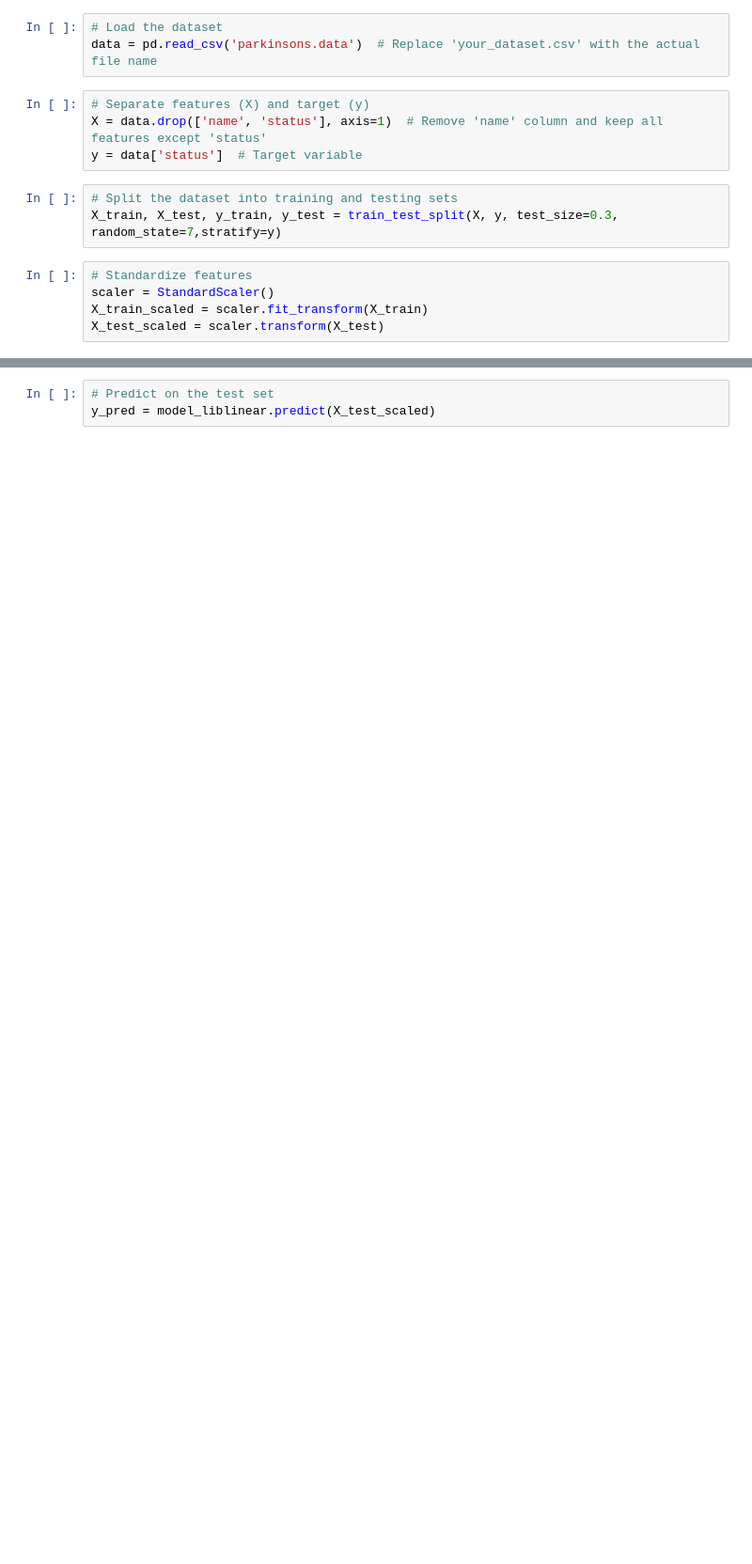
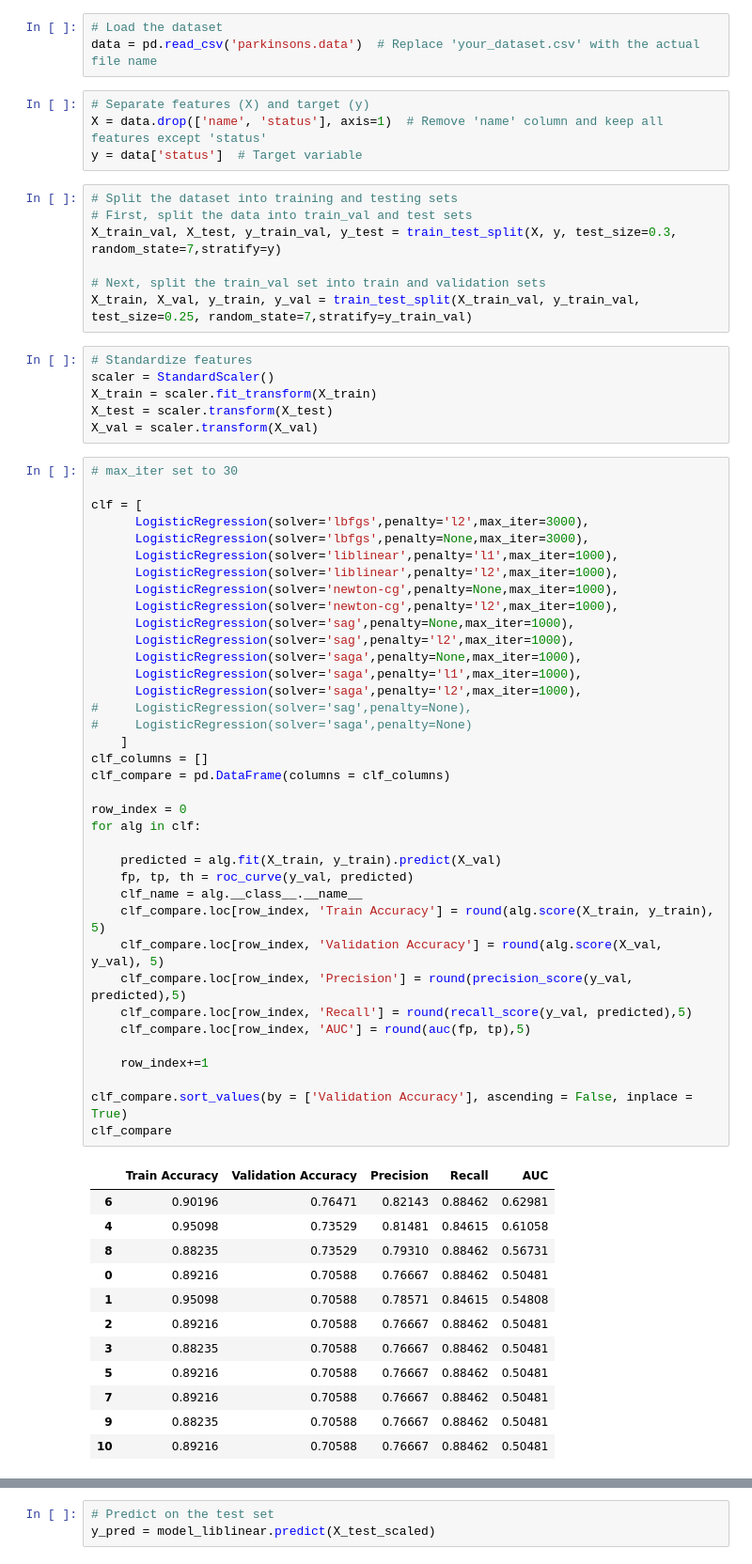
Before and after one commit to nikolamicic/Machine-Learning-Project-Parkinson-Desease-Prediction, a Jupyter notebook: jupyter-notebooks/03_logistic_regression.ipynb, the cells around one changed output, grey strips where cells are left out. Shown at 94% size. Saved outputs shown, nothing was run; the diff lists cells and outputs as text; blank space fills up the shorter version.

Commit message:
Added hyperparameter tuning in 03_logistic_regression script.

```diff
--- a/jupyter-notebooks/03_logistic_regression.ipynb
+++ b/jupyter-notebooks/03_logistic_regression.ipynb
@@ -18,10 +18,65 @@ X = data.drop(['name', 'status'], axis=1)  # Remove 'name' column and keep all f
 y = data['status']  # Target variable
 # %%
 # Split the dataset into training and testing sets
-X_train, X_test, y_train, y_test = train_test_split(X, y, test_size=0.3, random_state=7,stratify=y)
+# First, split the data into train_val and test sets
+X_train_val, X_test, y_train_val, y_test = train_test_split(X, y, test_size=0.3, random_state=7,stratify=y)
+
+# Next, split the train_val set into train and validation sets
+X_train, X_val, y_train, y_val = train_test_split(X_train_val, y_train_val, test_size=0.25, random_state=7,stratify=y_train_val)
 # %%
 # Standardize features
 scaler = StandardScaler()
-X_train_scaled = scaler.fit_transform(X_train)
-X_test_scaled = scaler.transform(X_test)
+X_train = scaler.fit_transform(X_train)
+X_test = scaler.transform(X_test)
+X_val = scaler.transform(X_val)
+# %%
+# max_iter set to 30
+
+clf = [
+      LogisticRegression(solver='lbfgs',penalty='l2',max_iter=3000),
+      LogisticRegression(solver='lbfgs',penalty=None,max_iter=3000),
+      LogisticRegression(solver='liblinear',penalty='l1',max_iter=1000),
+      LogisticRegression(solver='liblinear',penalty='l2',max_iter=1000),
+      LogisticRegression(solver='newton-cg',penalty=None,max_iter=1000),
+      LogisticRegression(solver='newton-cg',penalty='l2',max_iter=1000),
+      LogisticRegression(solver='sag',penalty=None,max_iter=1000),
+      LogisticRegression(solver='sag',penalty='l2',max_iter=1000),
+      LogisticRegression(solver='saga',penalty=None,max_iter=1000),
+      LogisticRegression(solver='saga',penalty='l1',max_iter=1000),
+      LogisticRegression(solver='saga',penalty='l2',max_iter=1000),
+#     LogisticRegression(solver='sag',penalty=None),
+#     LogisticRegression(solver='saga',penalty=None)
+    ]
+clf_columns = []
+clf_compare = pd.DataFrame(columns = clf_columns)
+
+row_index = 0
+for alg in clf:
+
+    predicted = alg.fit(X_train, y_train).predict(X_val)
+    fp, tp, th = roc_curve(y_val, predicted)
+    clf_name = alg.__class__.__name__
+    clf_compare.loc[row_index, 'Train Accuracy'] = round(alg.score(X_train, y_train), 5)
+    clf_compare.loc[row_index, 'Validation Accuracy'] = round(alg.score(X_val, y_val), 5)
+    clf_compare.loc[row_index, 'Precision'] = round(precision_score(y_val, predicted),5)
+    clf_compare.loc[row_index, 'Recall'] = round(recall_score(y_val, predicted),5)
+    clf_compare.loc[row_index, 'AUC'] = round(auc(fp, tp),5)
+
+    row_index+=1
+
+clf_compare.sort_values(by = ['Validation Accuracy'], ascending = False, inplace = True)
+clf_compare
+# %% [output]
+|  | Train Accuracy | Validation Accuracy | Precision | Recall | AUC |
+| 6 | 0.90196 | 0.76471 | 0.82143 | 0.88462 | 0.62981 |
+| 4 | 0.95098 | 0.73529 | 0.81481 | 0.84615 | 0.61058 |
+| 8 | 0.88235 | 0.73529 | 0.79310 | 0.88462 | 0.56731 |
+| 0 | 0.89216 | 0.70588 | 0.76667 | 0.88462 | 0.50481 |
+| 1 | 0.95098 | 0.70588 | 0.78571 | 0.84615 | 0.54808 |
+| 2 | 0.89216 | 0.70588 | 0.76667 | 0.88462 | 0.50481 |
+| 3 | 0.88235 | 0.70588 | 0.76667 | 0.88462 | 0.50481 |
+| 5 | 0.89216 | 0.70588 | 0.76667 | 0.88462 | 0.50481 |
+| 7 | 0.89216 | 0.70588 | 0.76667 | 0.88462 | 0.50481 |
+| 9 | 0.88235 | 0.70588 | 0.76667 | 0.88462 | 0.50481 |
+| 10 | 0.89216 | 0.70588 | 0.76667 | 0.88462 | 0.50481 |
 # %%
```
Also changed, not shown: parts of 13 cells of this notebook, 8 other files.
